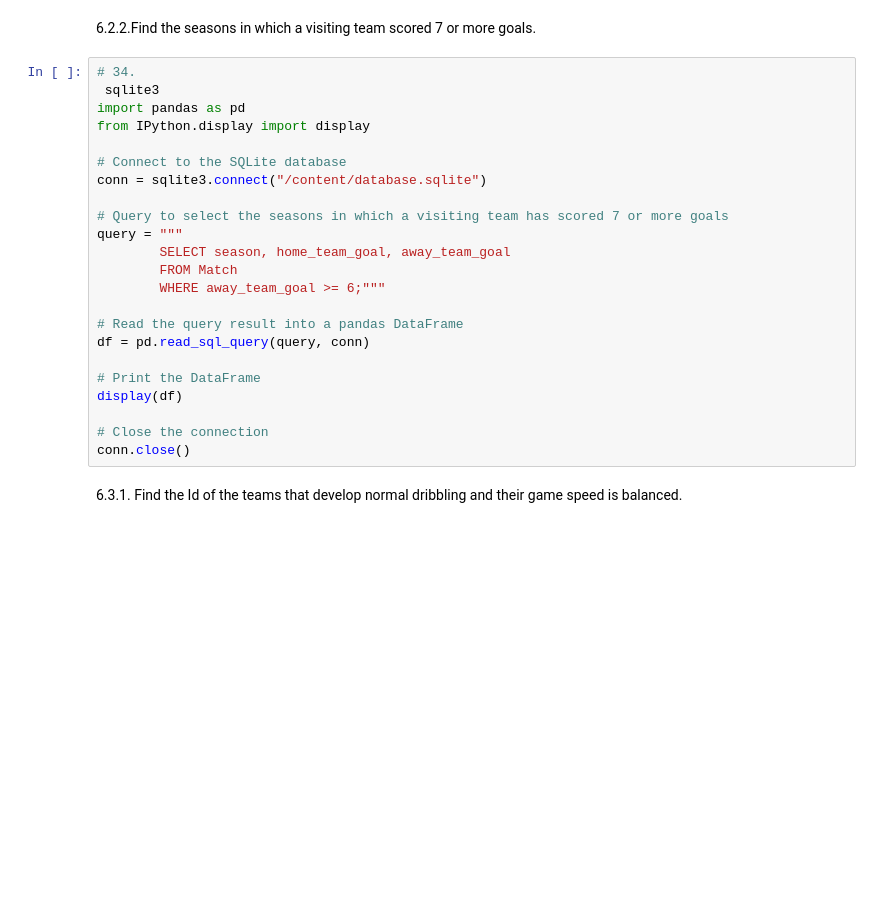
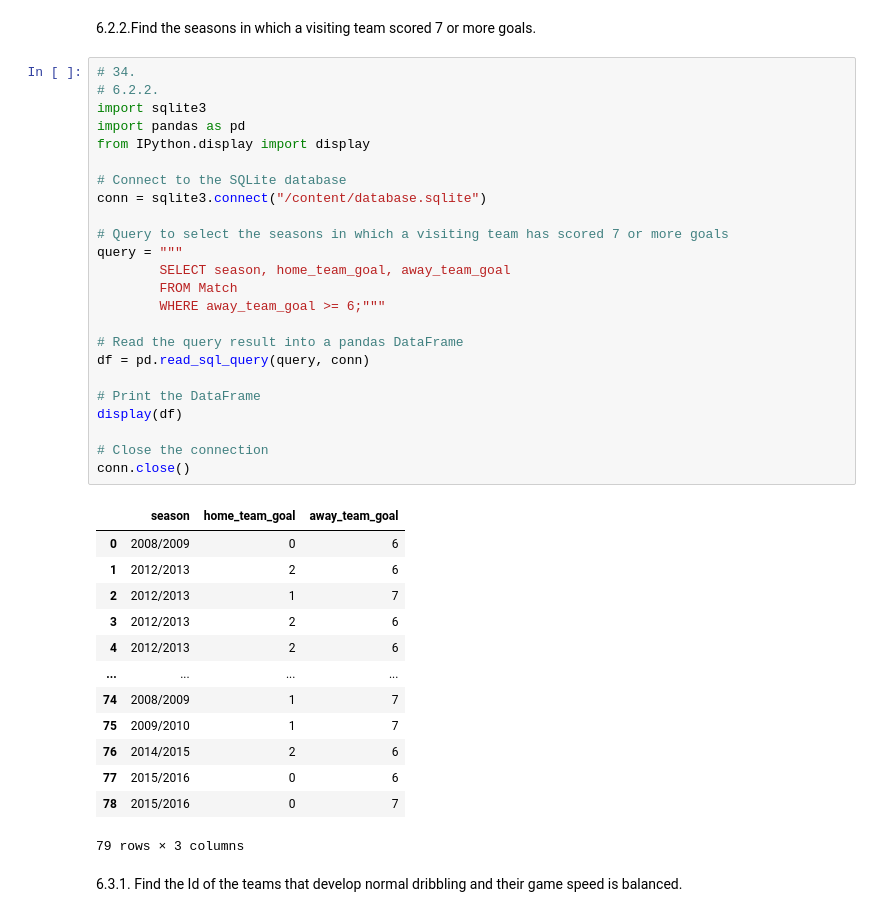
Before and after one commit to AndrewsJascoro/DataAnalyts_Mintic_Talento_Tech, a Jupyter notebook: SQL_and_SQLite_using_Python.ipynb, the cells around one changed output. Drawn from its saved outputs; the diff is of its cells as text; blank space fills up the shorter version.

```diff
--- a/SQL_and_SQLite_using_Python.ipynb
+++ b/SQL_and_SQLite_using_Python.ipynb
@@ -1174,27 +1396,42 @@ conn.close()
 6.2.2.Find the seasons in which a visiting team scored 7 or more goals.
 # %%
 # 34.
- sqlite3
+# 6.2.2.
+import sqlite3
 import pandas as pd
 from IPython.display import display
 
 # Connect to the SQLite database
 conn = sqlite3.connect("/content/database.sqlite")
 
 # Query to select the seasons in which a visiting team has scored 7 or more goals
 query = """
         SELECT season, home_team_goal, away_team_goal
         FROM Match
         WHERE away_team_goal >= 6;"""
 
 # Read the query result into a pandas DataFrame
 df = pd.read_sql_query(query, conn)
 
 # Print the DataFrame
 display(df)
 
 # Close the connection
 conn.close()
+# %% [output]
+|  | season | home_team_goal | away_team_goal |
+| 0 | 2008/2009 | 0 | 6 |
+| 1 | 2012/2013 | 2 | 6 |
+| 2 | 2012/2013 | 1 | 7 |
+| 3 | 2012/2013 | 2 | 6 |
+| 4 | 2012/2013 | 2 | 6 |
+| ... | ... | ... | ... |
+| 74 | 2008/2009 | 1 | 7 |
+| 75 | 2009/2010 | 1 | 7 |
+| 76 | 2014/2015 | 2 | 6 |
+| 77 | 2015/2016 | 0 | 6 |
+| 78 | 2015/2016 | 0 | 7 |
+79 rows × 3 columns
 # %% [markdown]
 6.3.1. Find the Id of the teams that develop normal dribbling and their game speed is balanced.
 # %%
```
Also changed, not shown: parts of 68 cells of this notebook.
